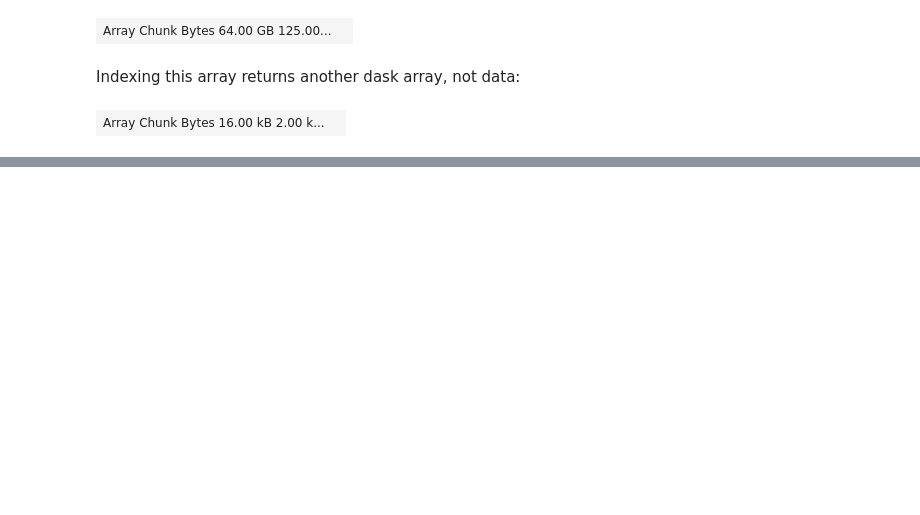
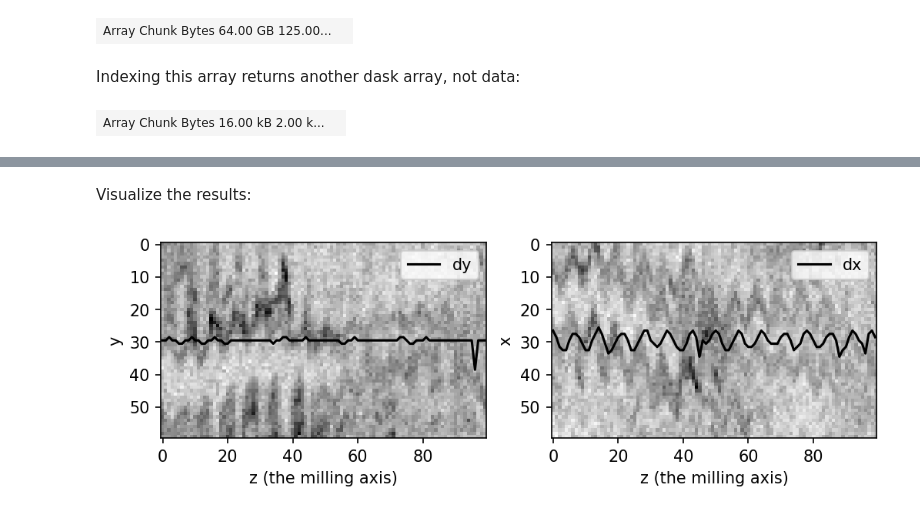
Before and after one commit to d-v-b/presentations, a Jupyter notebook: JaneliaSciComp_Jan132020/dask_demo.ipynb, the cells around one changed output, grey strips where cells are left out. Saved outputs shown, nothing was run; the diff lists cells and outputs as text; code cells hidden in the pictures; blank space fills up the shorter version.

```diff
--- a/JaneliaSciComp_Jan132020/dask_demo.ipynb
+++ b/JaneliaSciComp_Jan132020/dask_demo.ipynb
@@ -42,0 +45,7 @@ image processing often involves applying filters to
+# %%
+from fst.io import read # a function that reads in a single file
+from glob import glob
+dataset_name = 'Macrophage_FS80_Cell2_4x4x4nm'
+fnames = sorted(glob(f'/groups/cosem/cosem/data/{dataset_name}/raw/*.dat'))
+sample = read(fnames[0])
+print('Shape:', len(fnames), *sample.shape)
@@ -42,0 +70,9 @@ image processing often involves applying filters to
+# %%
+%%time
+import numpy as np
+
+# 100x100x100 cube of data
+z, y, x = slice(100), slice(100), slice(100)
+
+# This outer loop will run serially :(
+res_np = np.array([read(f) for f in fnames[z]])[0, y, x]
@@ -42,0 +125,7 @@ image processing often involves applying filters to
+# %%
+@delayed # use the `delayed` function as a decorator
+def align(arr1, arr2):
+    from skimage.feature import register_translation
+    from scipy.ndimage.filters import gaussian_filter
+    gauf = lambda v: gaussian_filter(v, sigma=2.0)
+    return register_translation(gauf(arr1.astype('float32')), gauf(arr2.astype('float32')), return_error=False)
@@ -42,0 +134,8 @@ image processing often involves applying filters to
+# %%
+%%time
+cl_janelia.cluster.scale(20) # get 20 workers
+z_range = np.arange(100)
+results = da.compute(align(dataset[z,0], dataset[z+1,0]) for z in z_range)
+results = np.array(results[0])
+sample = dataset[z_range, 0].compute() # for visualization later
+cl_janelia.cluster.scale(0) # release workers
@@ -42,0 +145,18 @@ image processing often involves applying filters to
+# %% [markdown]
+Visualize the results:
+# %%
+%matplotlib inline
+import matplotlib.pyplot as plt
+dims = 'z','y','x'
+span = np.arange(-30,30)
+x,y = 1530,530
+fig, axs = plt.subplots(ncols=2, dpi=150, figsize=(8,4))
+axs[0].imshow(sample[:, y + span, x].T, cmap='gray_r')
+axs[1].imshow(sample[:, y, x + span].T, cmap='gray_r')
+for ind,ax in enumerate(axs):
+    ax.plot(results[:,ind] + span.ptp()/2, color='k', label=f'd{dims[ind + 1]}')
+    ax.set_xlabel(f'{dims[0]} (the milling axis)')
+    ax.set_ylabel(dims[1 + ind])
+    ax.legend()
+# %% [output]
+[figure, added]
```
Also changed, not shown: parts of 28 cells of this notebook, 1 other file.
